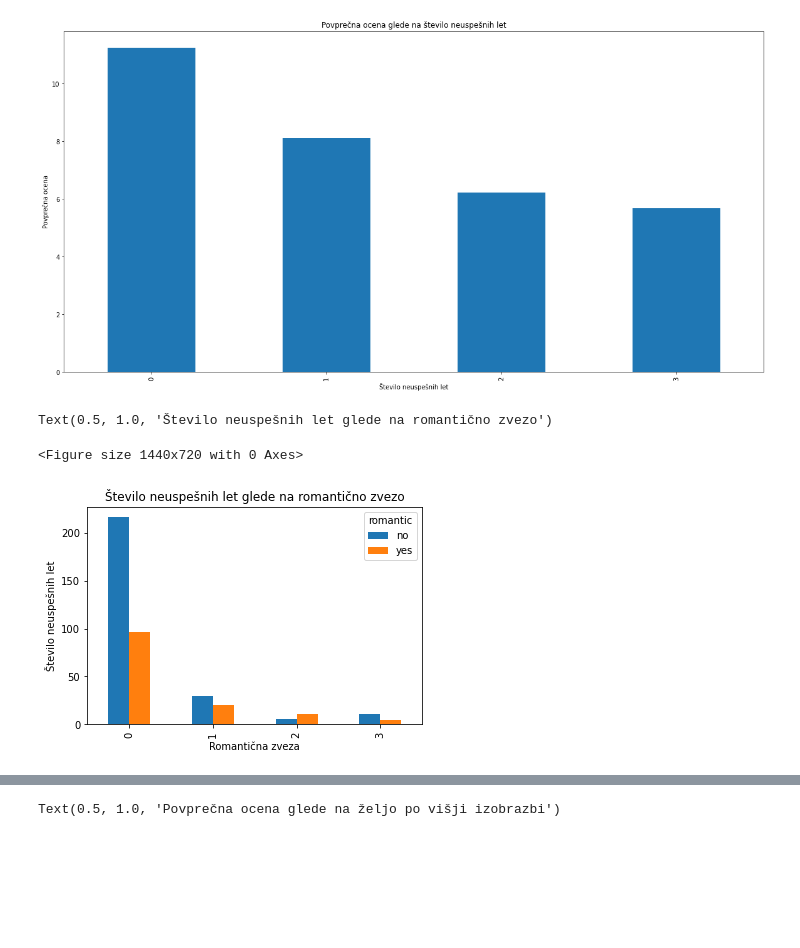
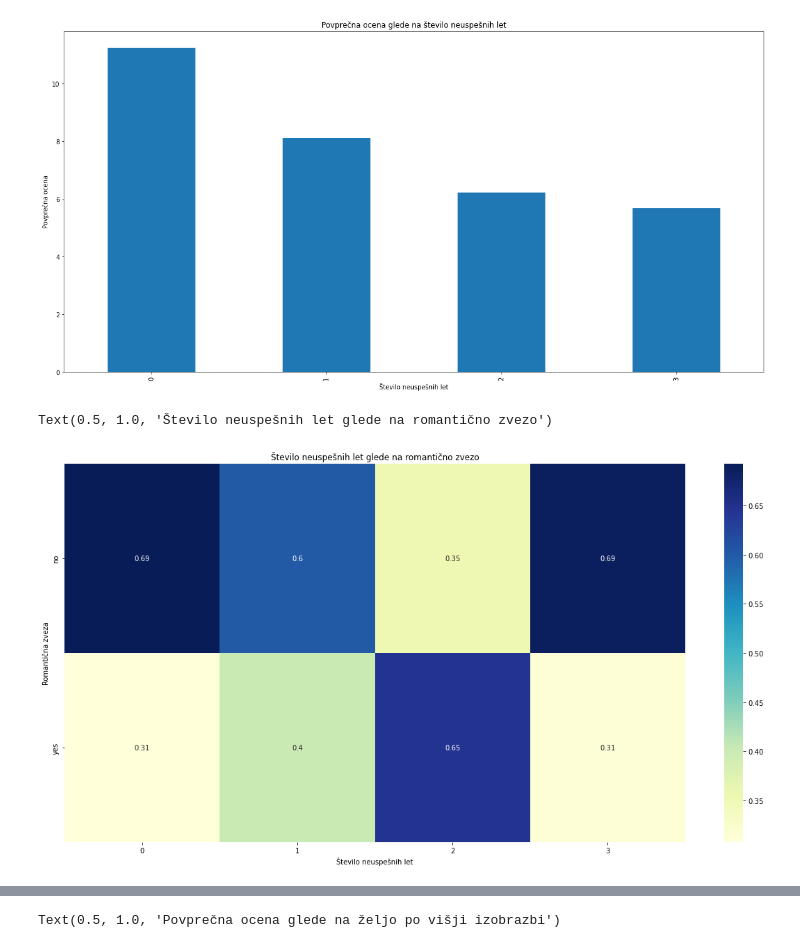
Before and after one commit to SamoPritrznik/PR22sp, a Jupyter notebook: osnova.ipynb, the cells around one changed output, grey strips where cells are left out. Saved outputs shown, nothing was run; the diff lists cells and outputs as text; code cells hidden in the pictures; blank space fills up the shorter version.

```diff
--- a/osnova.ipynb
+++ b/osnova.ipynb
@@ -22,0 +15,13 @@ Stored 'data' (DataFrame)
+# %%
+#reading the CSV file
+
+#read the data and split by ","
+data = pd.read_csv('podatki/student_data.csv', sep=",", encoding="windows-1250")
+
+#cut data sex, age, address, Pstatus, Medu, Fedu, reason, guardian, traveltime, studytime, schoolsup, famsup, paid, activities, nursery, internet, famrel, freetime, goout, Dalc, Walc, health, absences
+cut = ['sex', 'age', 'address', 'Pstatus', 'Medu', 'Fedu', 'reason', 'guardian', 'traveltime', 'studytime', 'schoolsup', 'famsup', 'paid', 'activities', 'nursery', 'internet', 'famrel', 'freetime', 'goout', 'Dalc', 'Walc', 'health', 'absences']
+
+for a in cut:
+    data = data.drop(a, 1)
+
+%store data
@@ -133,15 +132,16 @@ Text(0.5, 1.0, 'Povprečna ocena glede na število neuspešnih let')
 # %%
 #Show the number of failiures by if the student is in a romantic relationship where relationship in different colors using heatmap
 
 plt.figure(figsize=(20,10))
-pd.crosstab(data['failures'], data['romantic']).plot(kind='bar')
-plt.ylabel('Število študentov')
+plt.ascending = True
+ct = pd.crosstab(data['romantic'], data['failures'], normalize='columns')
+sns.heatmap(ct, annot=True, cmap="YlGnBu")
+plt.ylabel('Romantična zveza')
 plt.xlabel('Število neuspešnih let')
 plt.title('Število neuspešnih let glede na romantično zvezo')
 # %% [output]
 Text(0.5, 1.0, 'Število neuspešnih let glede na romantično zvezo')
-<Figure size 1440x720 with 0 Axes>
-[figure, old version]
+[figure, new version]
 # %%
 #Distribution of students that want higher education by family size
 
```
Also changed, not shown: parts of 10 cells of this notebook, 5 other files.
